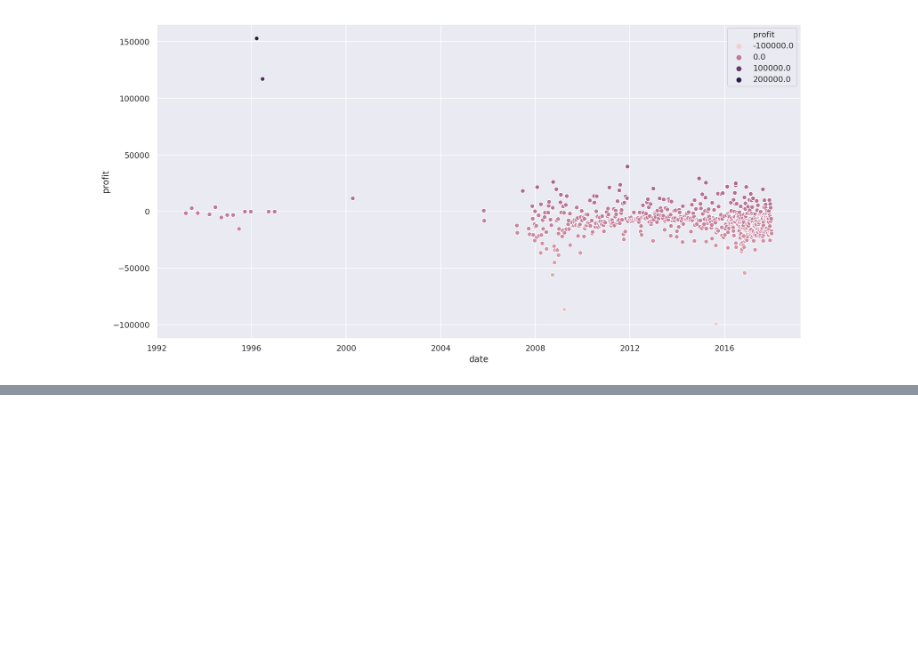
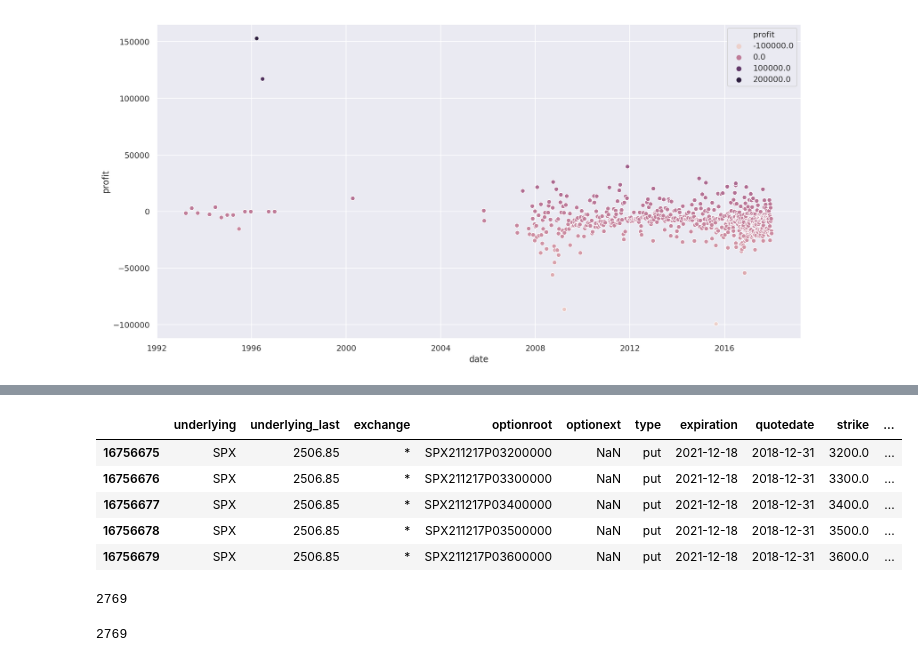
Before and after one commit to lambdaclass/finance_playground, a Jupyter notebook: notebooks/0.3-metdinov-exploring-options-strategies.ipynb, the cells around one changed output, grey strips where cells are left out. Cells and saved outputs as stored; diff of their text form; code cells hidden in the pictures; blank space fills up the shorter version.

```diff
--- a/notebooks/0.3-metdinov-exploring-options-strategies.ipynb
+++ b/notebooks/0.3-metdinov-exploring-options-strategies.ipynb
@@ -410,0 +364,13 @@ sns.scatterplot(x=week_dte.index, y="profit", hue="profit", data=week_dte, ax=ax
+# %%
+spx_2008_to_2018.tail()
+# %% [output]
+|  | underlying | underlying_last | exchange | optionroot | optionext | type | expiration | quotedate | strike | ... |
+| 16756675 | SPX | 2506.85 | * | SPX211217P03200000 | NaN | put | 2021-12-18 | 2018-12-31 | 3200.0 | ... |
+| 16756676 | SPX | 2506.85 | * | SPX211217P03300000 | NaN | put | 2021-12-18 | 2018-12-31 | 3300.0 | ... |
+| 16756677 | SPX | 2506.85 | * | SPX211217P03400000 | NaN | put | 2021-12-18 | 2018-12-31 | 3400.0 | ... |
+| 16756678 | SPX | 2506.85 | * | SPX211217P03500000 | NaN | put | 2021-12-18 | 2018-12-31 | 3500.0 | ... |
+| 16756679 | SPX | 2506.85 | * | SPX211217P03600000 | NaN | put | 2021-12-18 | 2018-12-31 | 3600.0 | ... |
+# %%
+len(spx_2008_to_2018["quotedate"].unique())
+# %% [output]
+2769
@@ -410,0 +379,4 @@ sns.scatterplot(x=week_dte.index, y="profit", hue="profit", data=week_dte, ax=ax
+# %%
+len(otm_options["quotedate"].unique())
+# %% [output]
+2769
```
Also changed, not shown: parts of 19 cells of this notebook.
